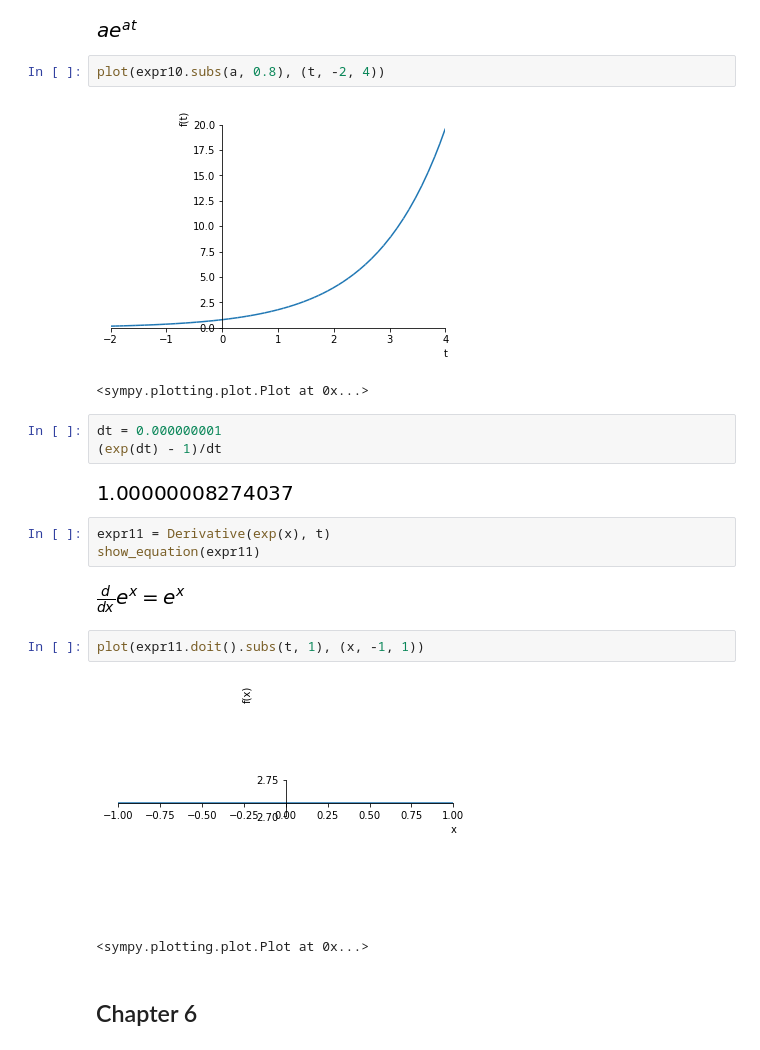
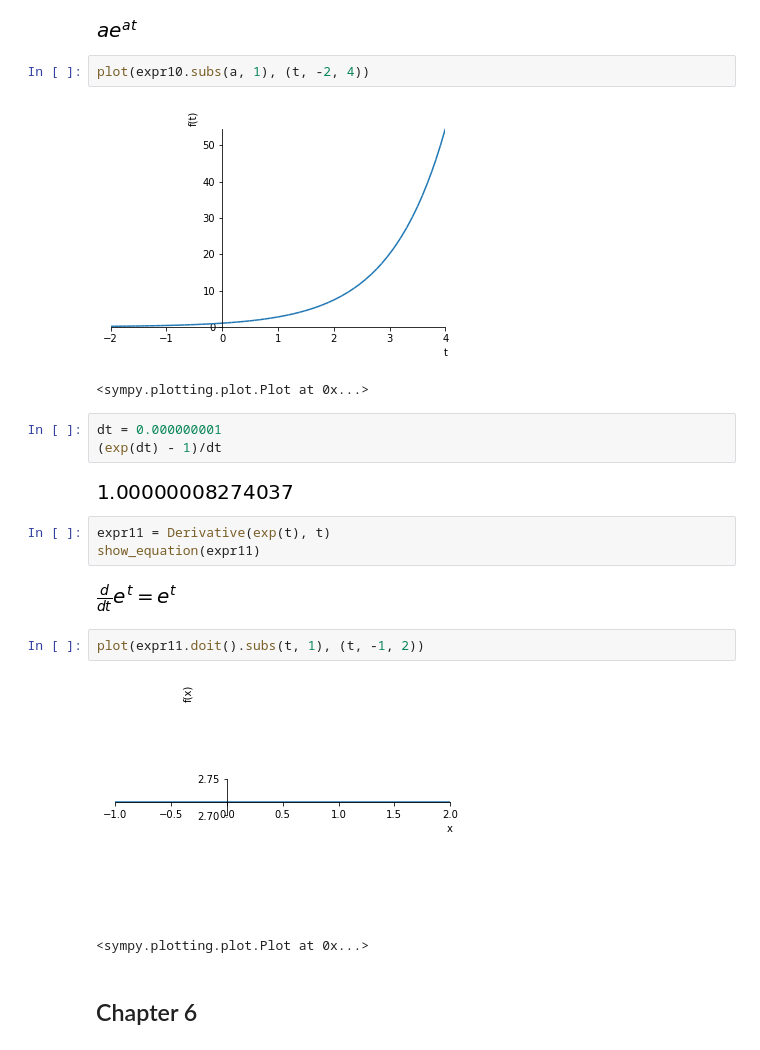
Before and after one commit to xdanger/notebooks, a Jupyter notebook: Mathematics/Essence of Caculus.ipynb, the cells around one changed output. Saved outputs shown, nothing was run; the diff lists cells and outputs as text.

```diff
--- a/Mathematics/Essence of Caculus.ipynb
+++ b/Mathematics/Essence of Caculus.ipynb
@@ -238,9 +238,9 @@ expr10
 # %% [output]
 [figure]
 # %%
-plot(expr10.subs(a, 0.8), (t, -2, 4))
+plot(expr10.subs(a, 1), (t, -2, 4))
 # %% [output]
-[figure, old version]
+[figure, new version]
 <sympy.plotting.plot.Plot at 0x...>
 # %%
 dt = 0.000000001
@@ -248,14 +248,14 @@ dt = 0.000000001
 # %% [output]
 [figure]
 # %%
-expr11 = Derivative(exp(x), t)
+expr11 = Derivative(exp(t), t)
 show_equation(expr11)
 # %% [output]
-[figure, old version]
+[figure, new version]
 # %%
-plot(expr11.doit().subs(t, 1), (x, -1, 1))
+plot(expr11.doit().subs(t, 1), (t, -1, 2))
 # %% [output]
-[figure, old version]
+[figure, new version]
 <sympy.plotting.plot.Plot at 0x...>
 # %% [markdown]
 ## Chapter 6
```
